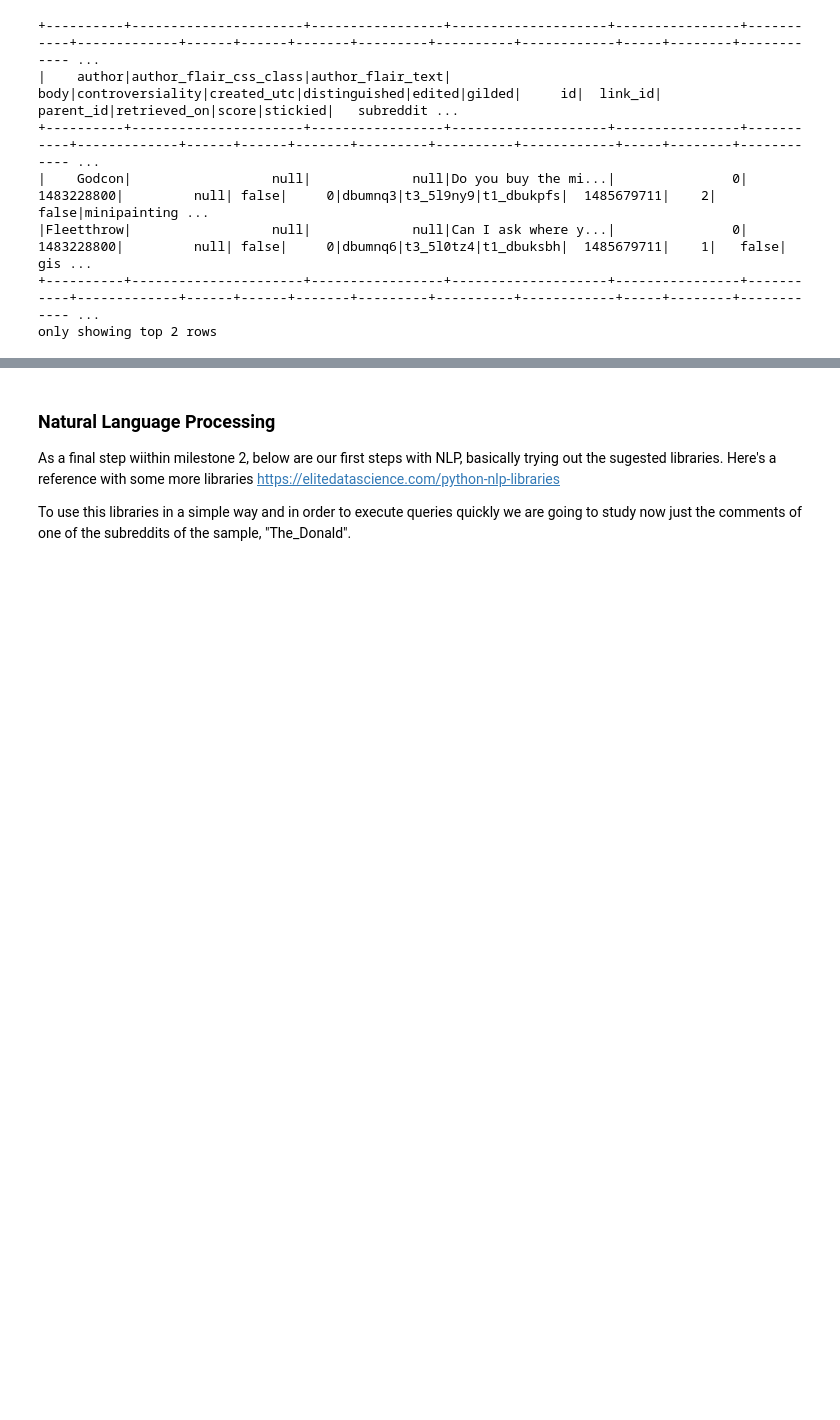
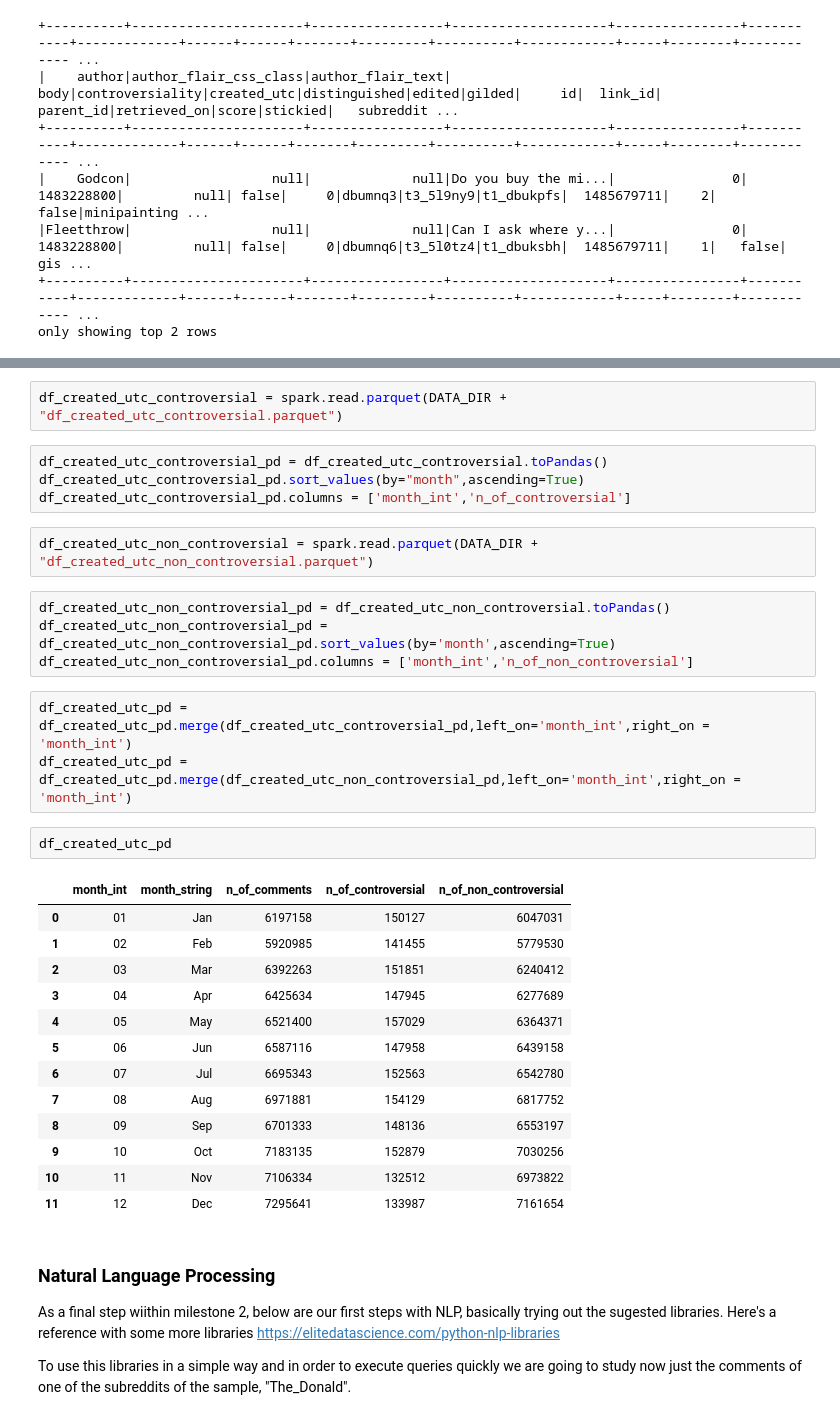
Before and after one commit to VashMKS/ada-project, a Jupyter notebook: Milestone 2.ipynb, the cells around one changed output, grey strips where cells are left out. Drawn from its saved outputs; the diff is of its cells as text; blank space fills up the shorter version.

```diff
--- a/Milestone 2.ipynb
+++ b/Milestone 2.ipynb
@@ -537,3 +562,34 @@ only showing top 2 rows
+# %%
+df_created_utc_controversial = spark.read.parquet(DATA_DIR + "df_created_utc_controversial.parquet")
+# %%
+df_created_utc_controversial_pd = df_created_utc_controversial.toPandas()
+df_created_utc_controversial_pd.sort_values(by="month",ascending=True)
+df_created_utc_controversial_pd.columns = ['month_int','n_of_controversial']
+# %%
+df_created_utc_non_controversial = spark.read.parquet(DATA_DIR + "df_created_utc_non_controversial.parquet")
+# %%
+df_created_utc_non_controversial_pd = df_created_utc_non_controversial.toPandas()
+df_created_utc_non_controversial_pd = df_created_utc_non_controversial_pd.sort_values(by='month',ascending=True)
+df_created_utc_non_controversial_pd.columns = ['month_int','n_of_non_controversial']
+# %%
+df_created_utc_pd = df_created_utc_pd.merge(df_created_utc_controversial_pd,left_on='month_int',right_on = 'month_int')
+df_created_utc_pd = df_created_utc_pd.merge(df_created_utc_non_controversial_pd,left_on='month_int',right_on = 'month_int')
+# %%
+df_created_utc_pd
+# %% [output]
+|  | month_int | month_string | n_of_comments | n_of_controversial | n_of_non_controversial |
+| 0 | 01 | Jan | 6197158 | 150127 | 6047031 |
+| 1 | 02 | Feb | 5920985 | 141455 | 5779530 |
+| 2 | 03 | Mar | 6392263 | 151851 | 6240412 |
+| 3 | 04 | Apr | 6425634 | 147945 | 6277689 |
+| 4 | 05 | May | 6521400 | 157029 | 6364371 |
+| 5 | 06 | Jun | 6587116 | 147958 | 6439158 |
+| 6 | 07 | Jul | 6695343 | 152563 | 6542780 |
+| 7 | 08 | Aug | 6971881 | 154129 | 6817752 |
+| 8 | 09 | Sep | 6701333 | 148136 | 6553197 |
+| 9 | 10 | Oct | 7183135 | 152879 | 7030256 |
+| 10 | 11 | Nov | 7106334 | 132512 | 6973822 |
+| 11 | 12 | Dec | 7295641 | 133987 | 7161654 |
 # %% [markdown]
 ### Natural Language Processing
 
```
Also changed, not shown: parts of 5 cells of this notebook, 1 other file.
